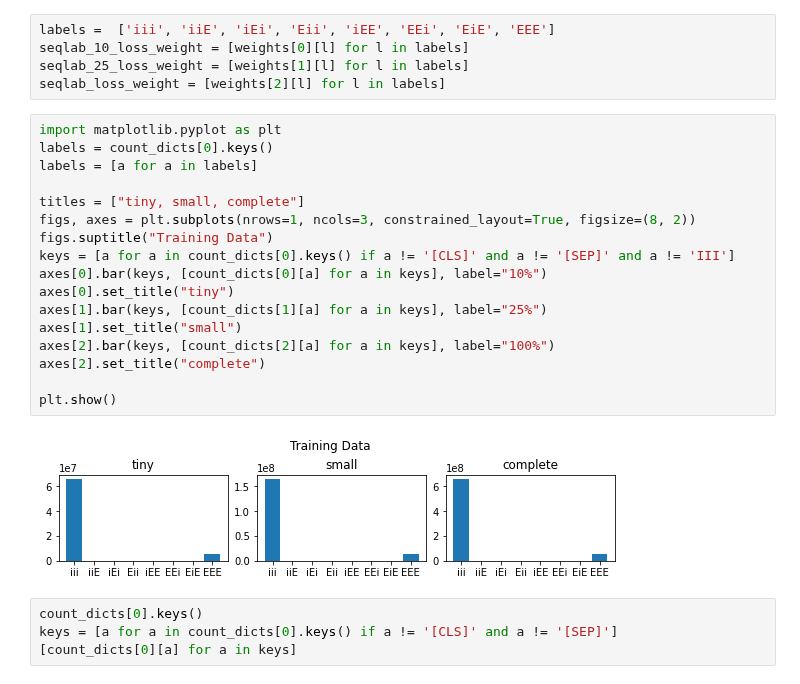
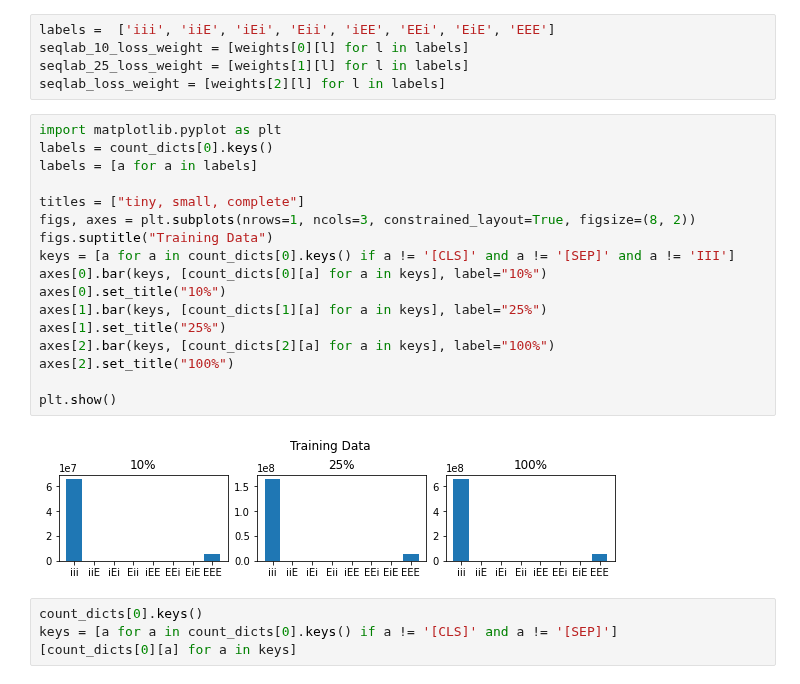
Before and after one commit to anwari32/sequence-processing, a Jupyter notebook: data_analysis.ipynb, the cells around one changed output. Drawn from its saved outputs; the diff is of its cells as text.

```diff
--- a/data_analysis.ipynb
+++ b/data_analysis.ipynb
@@ -142,22 +142,22 @@ seqlab_loss_weight = [weights[2][l] for l in labels]
 # %%
 import matplotlib.pyplot as plt
 labels = count_dicts[0].keys()
 labels = [a for a in labels]
 
 titles = ["tiny, small, complete"]
 figs, axes = plt.subplots(nrows=1, ncols=3, constrained_layout=True, figsize=(8, 2))
 figs.suptitle("Training Data")
 keys = [a for a in count_dicts[0].keys() if a != '[CLS]' and a != '[SEP]' and a != 'III']
 axes[0].bar(keys, [count_dicts[0][a] for a in keys], label="10%")
-axes[0].set_title("tiny")
+axes[0].set_title("10%")
 axes[1].bar(keys, [count_dicts[1][a] for a in keys], label="25%")
-axes[1].set_title("small")
+axes[1].set_title("25%")
 axes[2].bar(keys, [count_dicts[2][a] for a in keys], label="100%")
-axes[2].set_title("complete")
+axes[2].set_title("100%")
 
 plt.show()
 # %% [output]
-[figure, old version]
+[figure, new version]
 # %%
 count_dicts[0].keys()
 keys = [a for a in count_dicts[0].keys() if a != '[CLS]' and a != '[SEP]']
```
Also changed, not shown: 1 other file.
